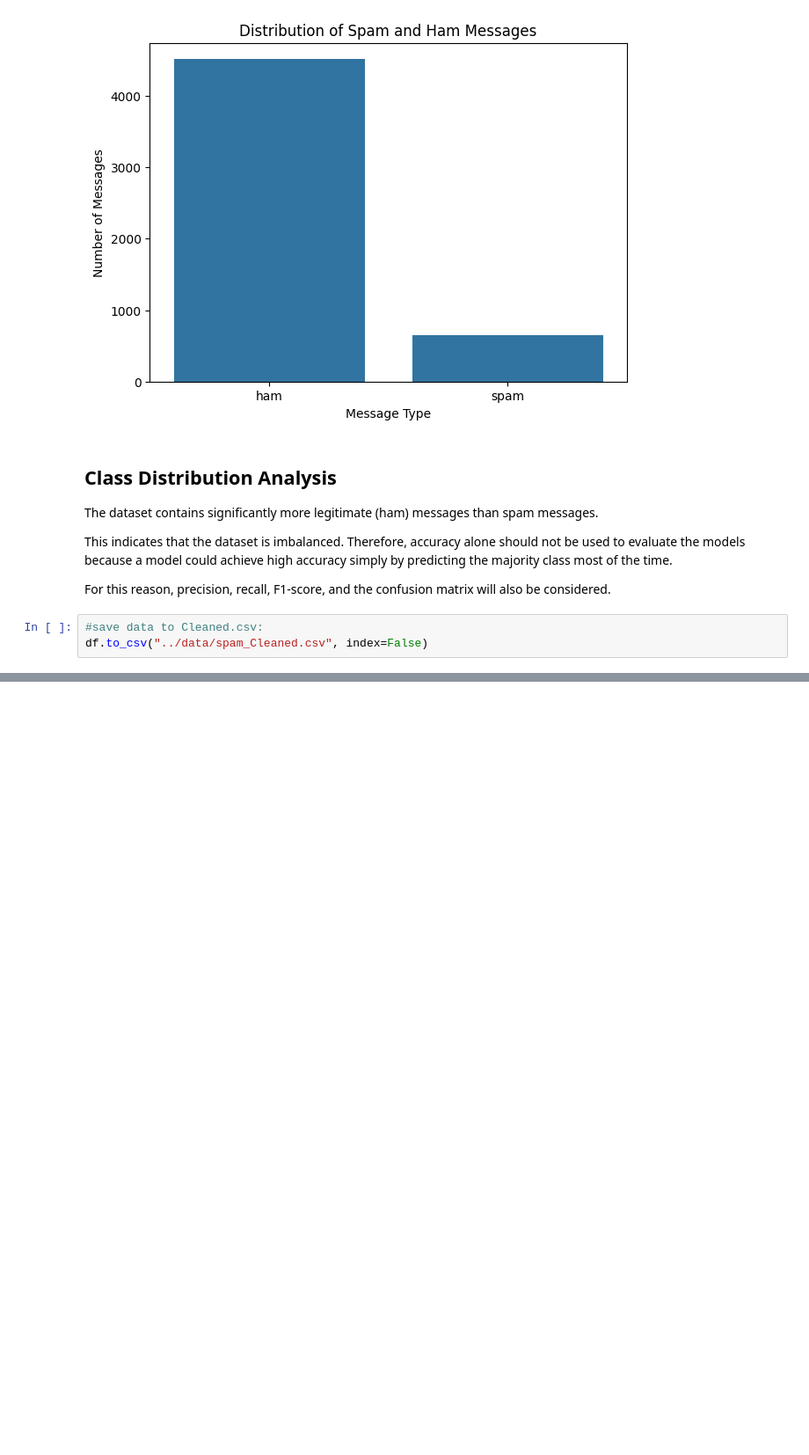
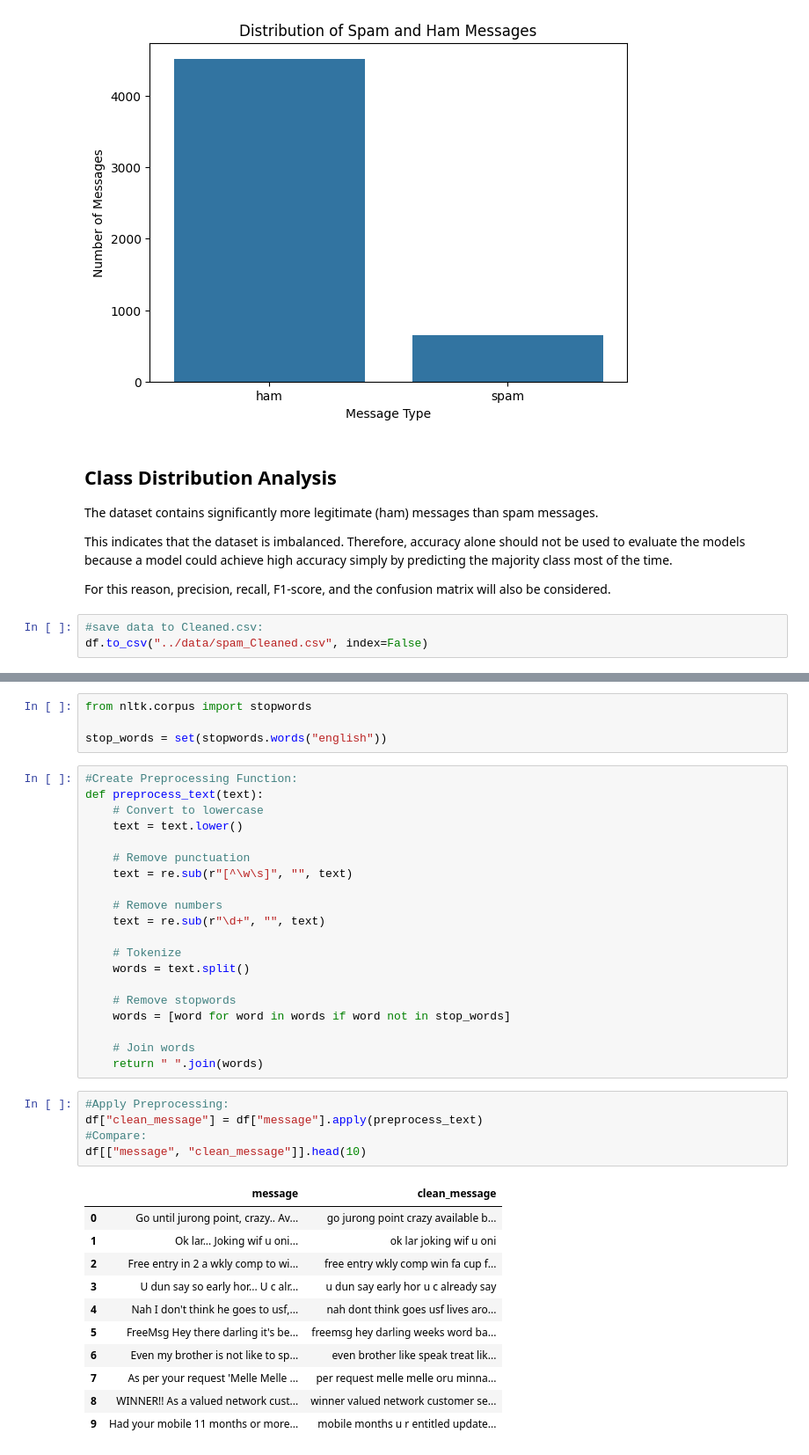
Before and after one commit to CHAYMAEHANINI/OIBSIP, a Jupyter notebook: Task_04_Email_Spam_Detection/notebooks/Chaymae_Hanini_Task4.ipynb, the cells around one changed output, grey strips where cells are left out. Shown at 88% size. Drawn from its saved outputs; the diff is of its cells as text; blank space fills up the shorter version.

```diff
--- a/Task_04_Email_Spam_Detection/notebooks/Chaymae_Hanini_Task4.ipynb
+++ b/Task_04_Email_Spam_Detection/notebooks/Chaymae_Hanini_Task4.ipynb
@@ -167,0 +179,41 @@ df.to_csv("../data/spam_Cleaned.csv", index=False)
+# %%
+from nltk.corpus import stopwords
+
+stop_words = set(stopwords.words("english"))
+# %%
+#Create Preprocessing Function:
+def preprocess_text(text):
+    # Convert to lowercase
+    text = text.lower()
+
+    # Remove punctuation
+    text = re.sub(r"[^\w\s]", "", text)
+
+    # Remove numbers
+    text = re.sub(r"\d+", "", text)
+
+    # Tokenize
+    words = text.split()
+
+    # Remove stopwords
+    words = [word for word in words if word not in stop_words]
+
+    # Join words
+    return " ".join(words)
+# %%
+#Apply Preprocessing:
+df["clean_message"] = df["message"].apply(preprocess_text)
+#Compare:
+df[["message", "clean_message"]].head(10)
+# %% [output]
+|  | message | clean_message |
+| 0 | Go until jurong point, crazy.. Av... | go jurong point crazy available b... |
+| 1 | Ok lar... Joking wif u oni... | ok lar joking wif u oni |
+| 2 | Free entry in 2 a wkly comp to wi... | free entry wkly comp win fa cup f... |
+| 3 | U dun say so early hor... U c alr... | u dun say early hor u c already say |
+| 4 | Nah I don't think he goes to usf,... | nah dont think goes usf lives aro... |
+| 5 | FreeMsg Hey there darling it's be... | freemsg hey darling weeks word ba... |
+| 6 | Even my brother is not like to sp... | even brother like speak treat lik... |
+| 7 | As per your request 'Melle Melle ... | per request melle melle oru minna... |
+| 8 | WINNER!! As a valued network cust... | winner valued network customer se... |
+| 9 | Had your mobile 11 months or more... | mobile months u r entitled update... |
```
Also changed, not shown: parts of 18 cells of this notebook.
